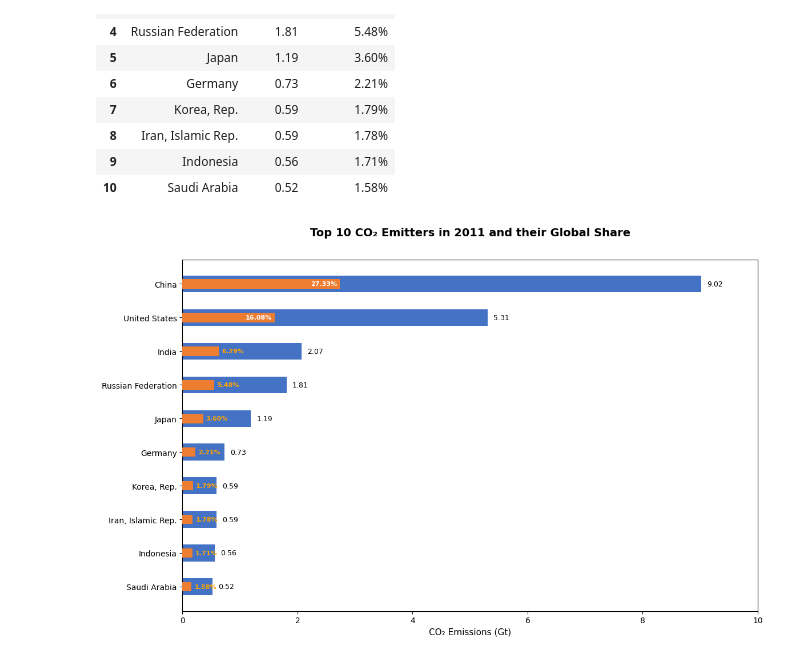
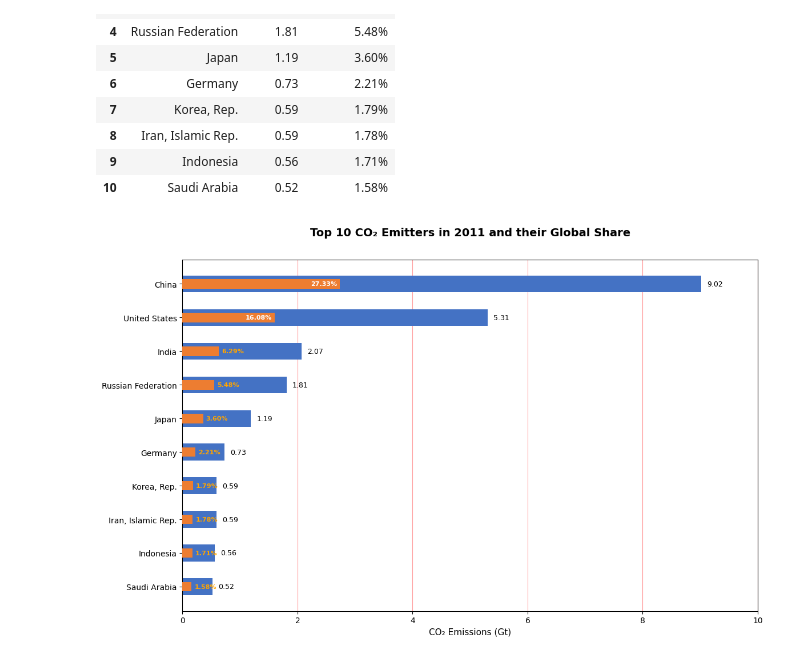
Before and after one commit to sanaullah525/Global-CO2-Emissions-Data-Analysis-Project, a Jupyter notebook: datapr.ipynb, the cells around one changed output. Drawn from its saved outputs; the diff is of its cells as text; code cells hidden in the pictures.

Commit message:
Adding vertical lines to the chart.

```diff
--- a/datapr.ipynb
+++ b/datapr.ipynb
@@ -665,38 +665,36 @@ bars1 = ax.barh(y, bc['2011_Gt'], height=0.5, label='Total CO₂ Emissions (Gt)
 
 # Adding Orange bars for Global Share.
 bars2 = ax.barh(y, global_share_numeric, height=0.28, label='Global Share',
                 color='#ED7D31', zorder=3, left=0)
 
-
-
 # Adding smart labels to the figure.
-
 for i, (bar1, bar2, share) in enumerate(zip(bars1, bars2, bc['Global Share'])):
     width1 = bar1.get_width()
     width2 = bar2.get_width()
 
     # Blue bar label - always outside at the end
     ax.text(width1 + 0.1, bar1.get_y() + bar1.get_height()/2, f'{width1:.2f}',
             va='center', ha='left', fontsize=9, color='black')
 
     # Orange bar label - inside if bar is wide enough, otherwise outside
     if width2 > 0.8:  # Wide bars - text inside
         ax.text(width2 - 0.05, bar2.get_y() + bar2.get_height()/2, share,
                 va='center', ha='right', fontsize=8, color='white', fontweight='bold')
     else:  # Narrow bars - text outside to the right
         ax.text(width2 + 0.05, bar2.get_y() + bar2.get_height()/2, share,
                 va='center', ha='left', fontsize=8, color='orange', fontweight='bold')
 
-
-
-
-# Customize axes
+# Customizing axes
 ax.set_xlabel('CO₂ Emissions (Gt)', fontsize=11)
 ax.set_title('Top 10 CO₂ Emitters in 2011 and their Global Share',
              fontsize=14, fontweight='bold', pad=30)
 ax.set_yticks(y)
 ax.set_yticklabels(countries, fontsize=10)
 ax.set_xlim(0, 10)
 ax.invert_yaxis()
+
+# Gridlines - vertical red lines like Excel
+ax.xaxis.grid(True, linestyle='-', alpha=0.4, color='red', zorder=1)
+ax.set_axisbelow(True)
 # %% [output]
-[figure, old version]
+[figure, new version]
```
